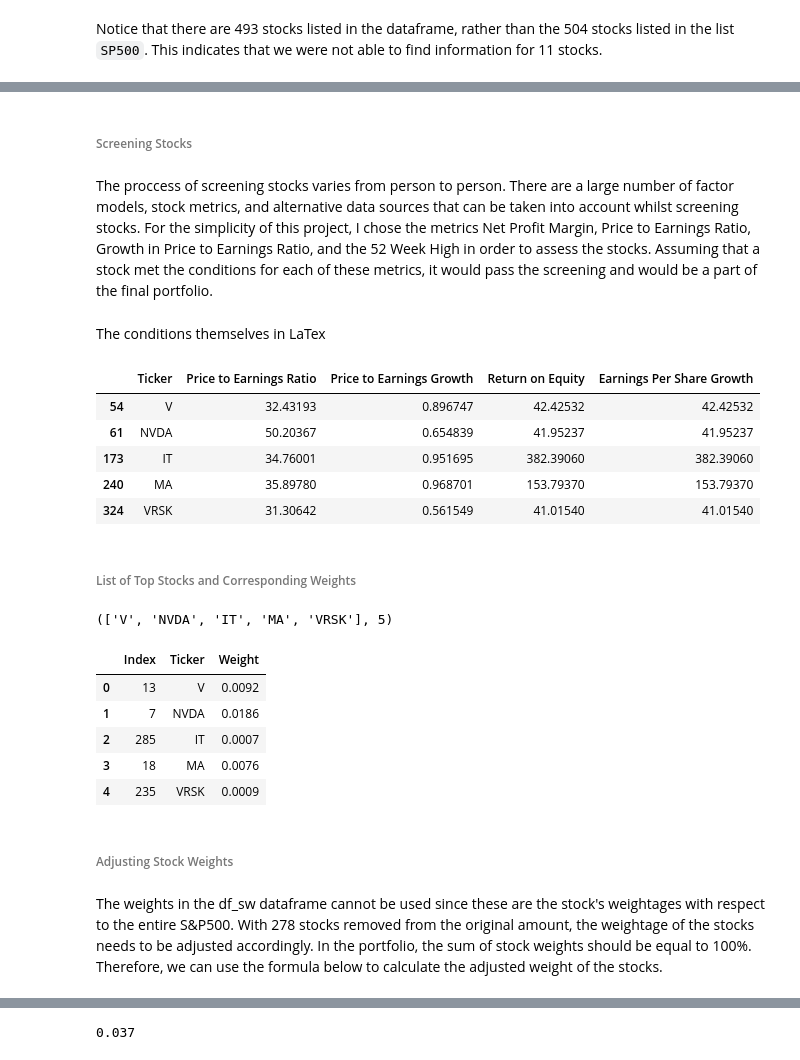
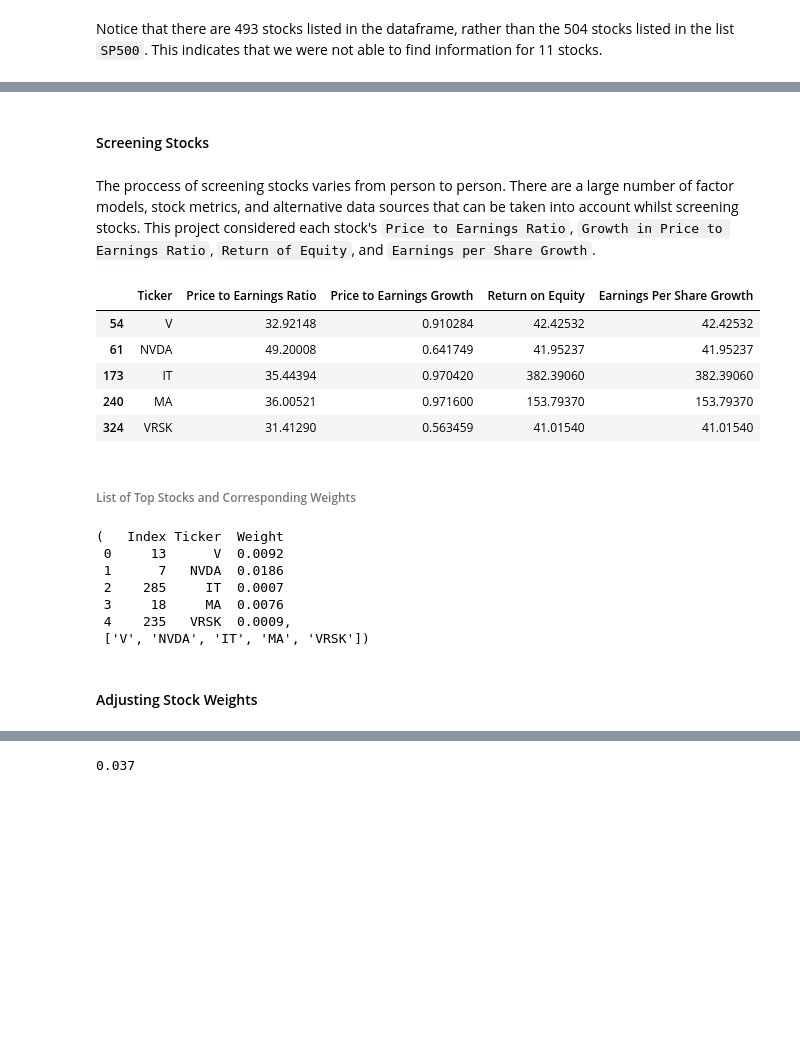
Before and after one commit to ShreyanshMisra/Efficient-Frontier, a Jupyter notebook: EfficientFrontier.ipynb, the cells around one changed output, grey strips where cells are left out. Cells and saved outputs as stored; diff of their text form; code cells hidden in the pictures; blank space fills up the shorter version.

```diff
--- a/EfficientFrontier.ipynb
+++ b/EfficientFrontier.ipynb
@@ -215,28 +213,37 @@ metrics500
 493 rows × 5 columns
 # %% [markdown]
-###### Screening Stocks
+#### Screening Stocks
 # %% [markdown]
-The proccess of screening stocks varies from person to person. There are a large number of factor models, stock metrics, and alternative data sources that can be taken into account whilst screening stocks. For the simplicity of this project, I chose the metrics Net Profit Margin, Price to Earnings Ratio, Growth in Price to Earnings Ratio, and the 52 Week High in order to assess the stocks. Assuming that a stock met the conditions for each of these metrics, it would pass the screening and would be a part of the final portfolio.
+The proccess of screening stocks varies from person to person. There are a large number of factor models, stock metrics, and alternative data sources that can be taken into account whilst screening stocks. This project considered each stock's `Price to Earnings Ratio`, `Growth in Price to Earnings Ratio`, `Return of Equity`, and `Earnings per Share Growth`.
-# %% [markdown]
-The conditions themselves in LaTex
 # %%
-screen = metrics500[(metrics500['Price to Earnings Growth'] < 1 & (metrics500['Price to Earnings Growth'] > 0.4) & (metrics500['Return on Equity'] > 20) & (metrics500['Price to Earnings Ratio'] > 30) & (metrics500['Earnings Per Share Growth'] > 40))]
+screen = metrics500[
+
+    # P/E over 30
+    (metrics500['Price to Earnings Ratio'] > 30)
+
+    # P/E Growth over 0.4 but less than 1.0
+    & (metrics500['Price to Earnings Growth'] < 1 & (metrics500['Price to Earnings Growth'] > 0.4)
+
+    # RoE
+    & (metrics500['Return on Equity'] > 20)
+
+    # epsGrowth
+     & (metrics500['Earnings Per Share Growth'] > 40))
+]
+
 screen
 # %% [output]
 |  | Ticker | Price to Earnings Ratio | Price to Earnings Growth | Return on Equity | Earnings Per Share Growth |
-| 54 | V | 32.43193 | 0.896747 | 42.42532 | 42.42532 |
-| 61 | NVDA | 50.20367 | 0.654839 | 41.95237 | 41.95237 |
-| 173 | IT | 34.76001 | 0.951695 | 382.39060 | 382.39060 |
-| 240 | MA | 35.89780 | 0.968701 | 153.79370 | 153.79370 |
-| 324 | VRSK | 31.30642 | 0.561549 | 41.01540 | 41.01540 |
+| 54 | V | 32.92148 | 0.910284 | 42.42532 | 42.42532 |
+| 61 | NVDA | 49.20008 | 0.641749 | 41.95237 | 41.95237 |
+| 173 | IT | 35.44394 | 0.970420 | 382.39060 | 382.39060 |
+| 240 | MA | 36.00521 | 0.971600 | 153.79370 | 153.79370 |
+| 324 | VRSK | 31.41290 | 0.563459 | 41.01540 | 41.01540 |
 # %% [markdown]
 ###### List of Top Stocks and Corresponding Weights
-# %%
-portfolio = screen.Ticker.values.tolist()
-portfolio, len(portfolio)
-# %% [output]
-(['V', 'NVDA', 'IT', 'MA', 'VRSK'], 5)
 # %%
+portfolio = screen.Ticker.values.tolist()
+
 hold = []
 
 for top in portfolio:
@@ -246,18 +253,17 @@ for top in portfolio:
     hold.append([index, top ,weight])
 
 
-df5 = pd.DataFrame(hold)
-df5.columns =['Index', 'Ticker', 'Weight']
+top5 = pd.DataFrame(hold)
+top5.columns =['Index', 'Ticker', 'Weight']
 
-df5
+top5, portfolio
 # %% [output]
-|  | Index | Ticker | Weight |
-| 0 | 13 | V | 0.0092 |
-| 1 | 7 | NVDA | 0.0186 |
-| 2 | 285 | IT | 0.0007 |
-| 3 | 18 | MA | 0.0076 |
-| 4 | 235 | VRSK | 0.0009 |
+(   Index Ticker  Weight
+ 0     13      V  0.0092
+ 1      7   NVDA  0.0186
+ 2    285     IT  0.0007
+ 3     18     MA  0.0076
+ 4    235   VRSK  0.0009,
+ ['V', 'NVDA', 'IT', 'MA', 'VRSK'])
 # %% [markdown]
-###### Adjusting Stock Weights
+#### Adjusting Stock Weights
-# %% [markdown]
-The weights in the df_sw dataframe cannot be used since these are the stock's weightages with respect to the entire S&P500. With 278 stocks removed from the original amount, the weightage of the stocks needs to be adjusted accordingly. In the portfolio, the sum of stock weights should be equal to 100%. Therefore, we can use the formula below to calculate the adjusted weight of the stocks.
```
Also changed, not shown: parts of 73 cells of this notebook.
